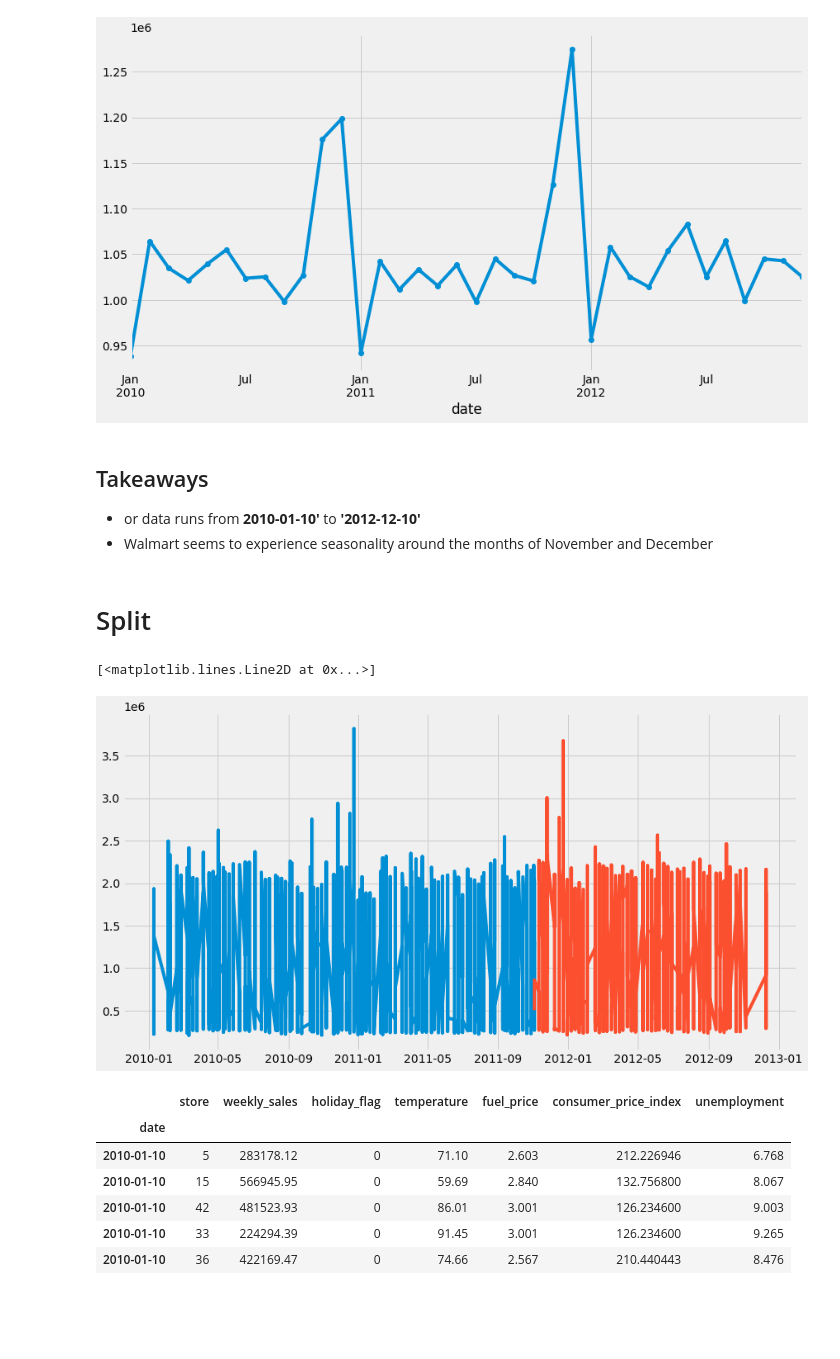
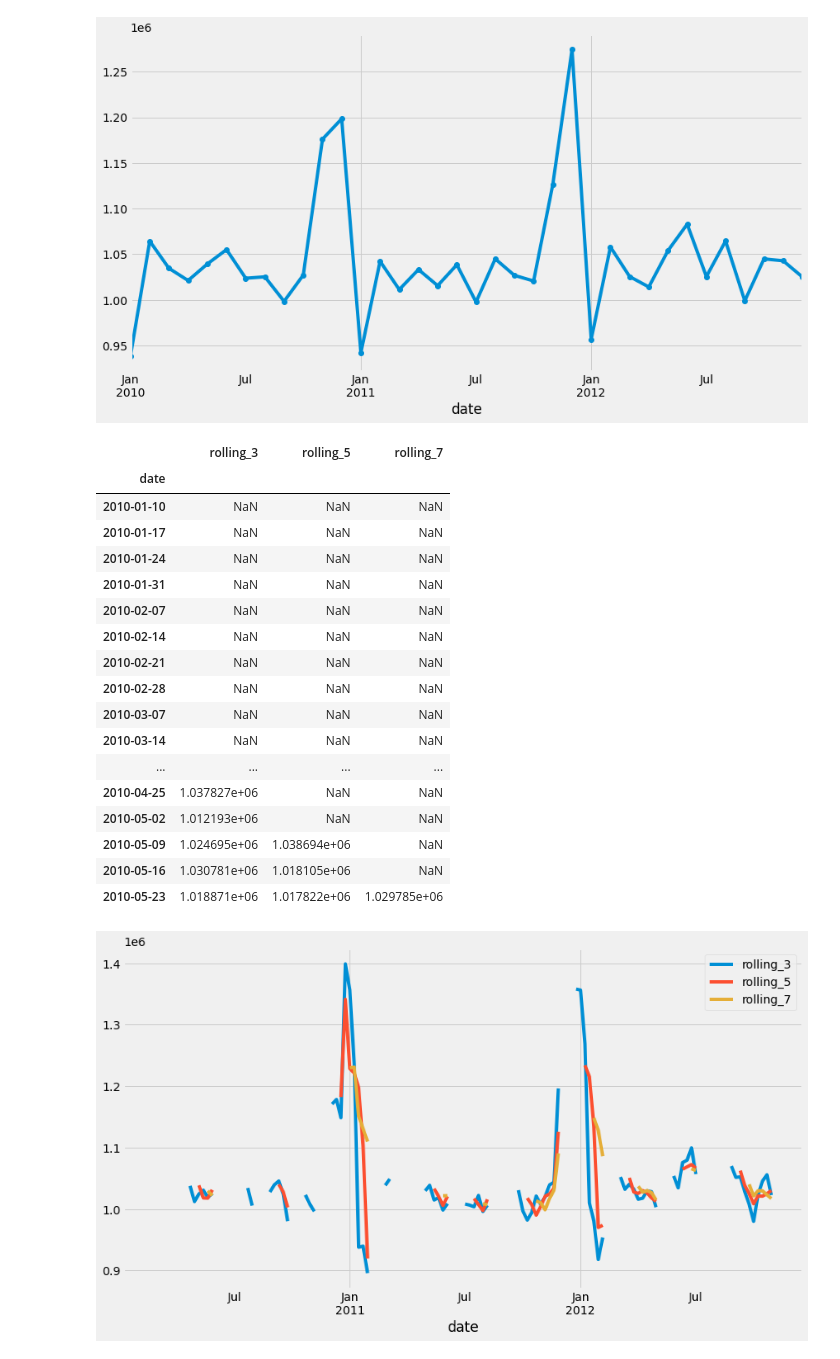
Before and after one commit to VelasquezAlejandro044/alejandro-individual-project, a Jupyter notebook: walmart_sales_data_work.ipynb, the cells around one changed output. Saved outputs shown, nothing was run; the diff lists cells and outputs as text; code cells hidden in the pictures; blank space fills up the shorter version.

```diff
--- a/walmart_sales_data_work.ipynb
+++ b/walmart_sales_data_work.ipynb
@@ -195,23 +201,3 @@ df.weekly_sales.resample('M').mean().plot(marker='o')
 # %% [output]
 <AxesSubplot:xlabel='date'>
 [figure]
-# %% [markdown]
-## Takeaways
-- or data runs from **2010-01-10'** to **'2012-12-10'**
-- Walmart seems to experience seasonality around the months of November and December
-# %% [markdown]
-# Split
-# %%
-
-train_size = .65
-n = df.shape[0]
-test_start_index = round(train_size * n)
-
-train = df[:test_start_index] # everything up (not including) to the test_start_index
-test = df[test_start_index:] # everything from the test_start_index to the end
-
-plt.plot(train.index, train.weekly_sales)
-plt.plot(test.index, test.weekly_sales)
-# %% [output]
-[<matplotlib.lines.Line2D at 0x...>]
-[figure, removed]
@@ -230,10 +204,37 @@ original_df = df.copy(deep=True)
-# %%
-df.head()
-# %% [output]
-|  | store | weekly_sales | holiday_flag | temperature | fuel_price | consumer_price_index | unemployment |
-| date |  |  |  |  |  |  |  |
-| 2010-01-10 | 5 | 283178.12 | 0 | 71.10 | 2.603 | 212.226946 | 6.768 |
-| 2010-01-10 | 15 | 566945.95 | 0 | 59.69 | 2.840 | 132.756800 | 8.067 |
-| 2010-01-10 | 42 | 481523.93 | 0 | 86.01 | 3.001 | 126.234600 | 9.003 |
-| 2010-01-10 | 33 | 224294.39 | 0 | 91.45 | 3.001 | 126.234600 | 9.265 |
-| 2010-01-10 | 36 | 422169.47 | 0 | 74.66 | 2.567 | 210.440443 | 8.476 |
+# %%
+# Rolling Averages evry week
+rolling_df = df.resample('W').mean().assign(
+    rolling_3=lambda df: df.weekly_sales.rolling(3).mean(),
+    rolling_5=lambda df: df.weekly_sales.rolling(5).mean(),
+    rolling_7=lambda df: df.weekly_sales.rolling(7).mean(),
+)
+# delete colums to see targets rolling averages in 2 wweks, a month and quarterly
+del rolling_df['weekly_sales']
+del rolling_df['store']
+del rolling_df['holiday_flag']
+del rolling_df['temperature']
+del rolling_df['fuel_price']
+del rolling_df['consumer_price_index']
+del rolling_df['unemployment']
+rolling_df.plot()
+rolling_df.head(20)
+# %% [output]
+|  | rolling_3 | rolling_5 | rolling_7 |
+| date |  |  |  |
+| 2010-01-10 | NaN | NaN | NaN |
+| 2010-01-17 | NaN | NaN | NaN |
+| 2010-01-24 | NaN | NaN | NaN |
+| 2010-01-31 | NaN | NaN | NaN |
+| 2010-02-07 | NaN | NaN | NaN |
+| 2010-02-14 | NaN | NaN | NaN |
+| 2010-02-21 | NaN | NaN | NaN |
+| 2010-02-28 | NaN | NaN | NaN |
+| 2010-03-07 | NaN | NaN | NaN |
+| 2010-03-14 | NaN | NaN | NaN |
+| ... | ... | ... | ... |
+| 2010-04-25 | 1.037827e+06 | NaN | NaN |
+| 2010-05-02 | 1.012193e+06 | NaN | NaN |
+| 2010-05-09 | 1.024695e+06 | 1.038694e+06 | NaN |
+| 2010-05-16 | 1.030781e+06 | 1.018105e+06 | NaN |
+| 2010-05-23 | 1.018871e+06 | 1.017822e+06 | 1.029785e+06 |
+[figure, added]
```
Also changed, not shown: parts of 29 cells of this notebook.
